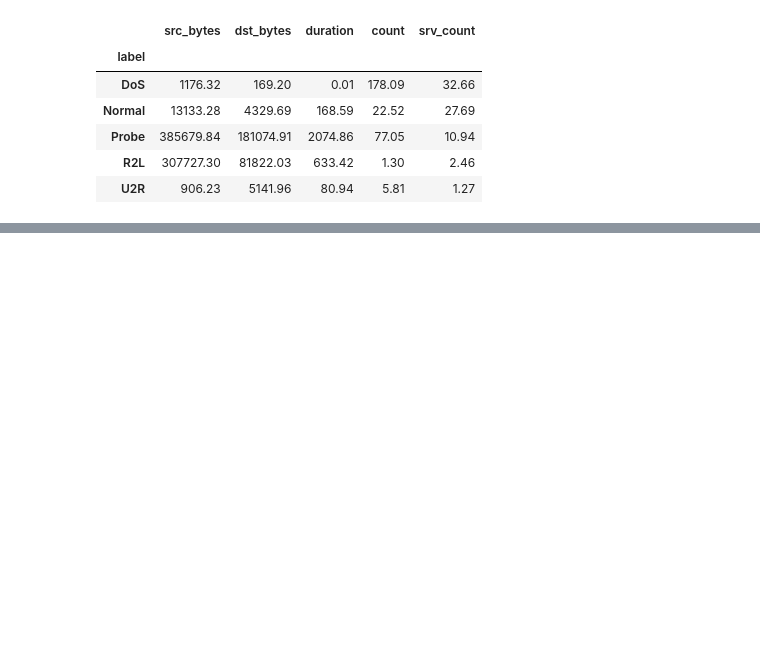
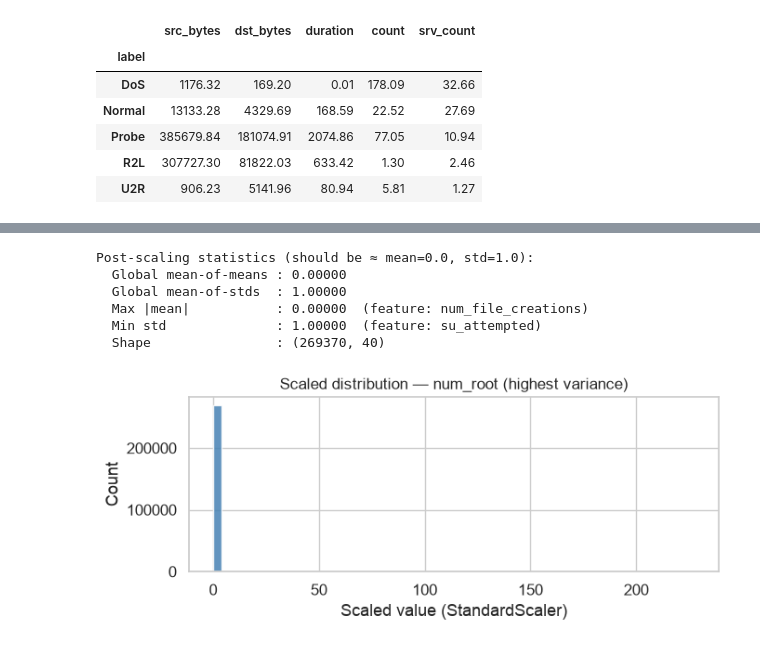
Before and after one commit to Bhagyesh312/NIDS, a Jupyter notebook: notebooks/01_eda_nslkdd.ipynb, the cells around one changed output, grey strips where cells are left out. Drawn from its saved outputs; the diff is of its cells as text; code cells hidden in the pictures; blank space fills up the shorter version.

```diff
--- a/notebooks/01_eda_nslkdd.ipynb
+++ b/notebooks/01_eda_nslkdd.ipynb
@@ -182,0 +250,34 @@ train.groupby('label')[['src_bytes', 'dst_bytes', 'duration', 'count', 'srv_coun
+# %%
+PROCESSED_DIR = os.path.join(os.path.dirname(os.getcwd()), 'data', 'processed')
+import joblib
+
+X_train       = np.load(os.path.join(PROCESSED_DIR, 'X_train.npy'))
+feature_names = joblib.load(os.path.join(PROCESSED_DIR, 'feature_names.pkl'))
+
+per_feature_means = X_train.mean(axis=0)
+per_feature_stds  = X_train.std(axis=0)
+
+print('Post-scaling statistics (should be ≈ mean=0.0, std=1.0):')
+print(f'  Global mean-of-means : {per_feature_means.mean():.5f}')
+print(f'  Global mean-of-stds  : {per_feature_stds.mean():.5f}')
+print(f'  Max |mean|           : {np.abs(per_feature_means).max():.5f}  (feature: {feature_names[np.abs(per_feature_means).argmax()]})')
+print(f'  Min std              : {per_feature_stds.min():.5f}  (feature: {feature_names[per_feature_stds.argmin()]})')
+print(f'  Shape                : {X_train.shape}')
+
+# Distribution plot for the highest-variance feature
+top_var_idx = per_feature_stds.argmax()
+fig, ax = plt.subplots(figsize=(7, 3))
+ax.hist(X_train[:, top_var_idx], bins=60, color='steelblue', edgecolor='white', alpha=0.85)
+ax.set_title(f'Scaled distribution — {feature_names[top_var_idx]} (highest variance)', fontsize=12)
+ax.set_xlabel('Scaled value (StandardScaler)')
+ax.set_ylabel('Count')
+plt.tight_layout()
+plt.show()
+# %% [output]
+Post-scaling statistics (should be ≈ mean=0.0, std=1.0):
+  Global mean-of-means : 0.00000
+  Global mean-of-stds  : 1.00000
+  Max |mean|           : 0.00000  (feature: num_file_creations)
+  Min std              : 1.00000  (feature: su_attempted)
+  Shape                : (269370, 40)
+[figure, added]
```
Also changed, not shown: parts of 11 cells of this notebook, 3 other files.
